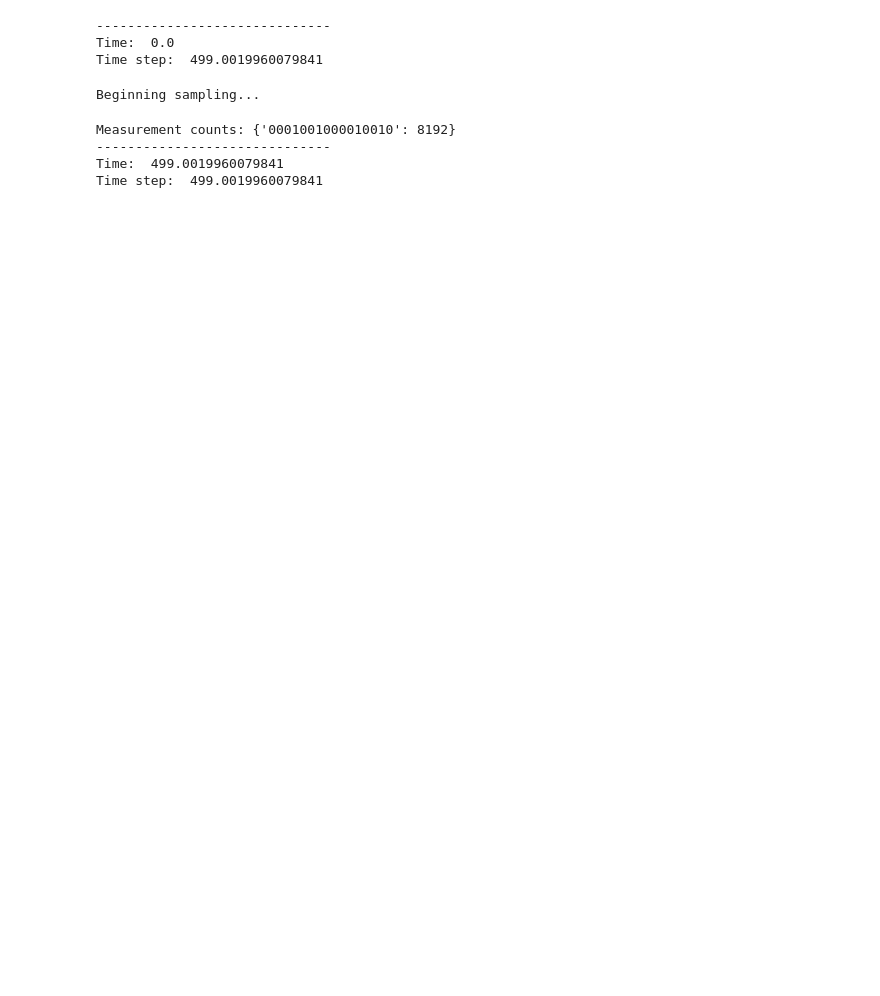
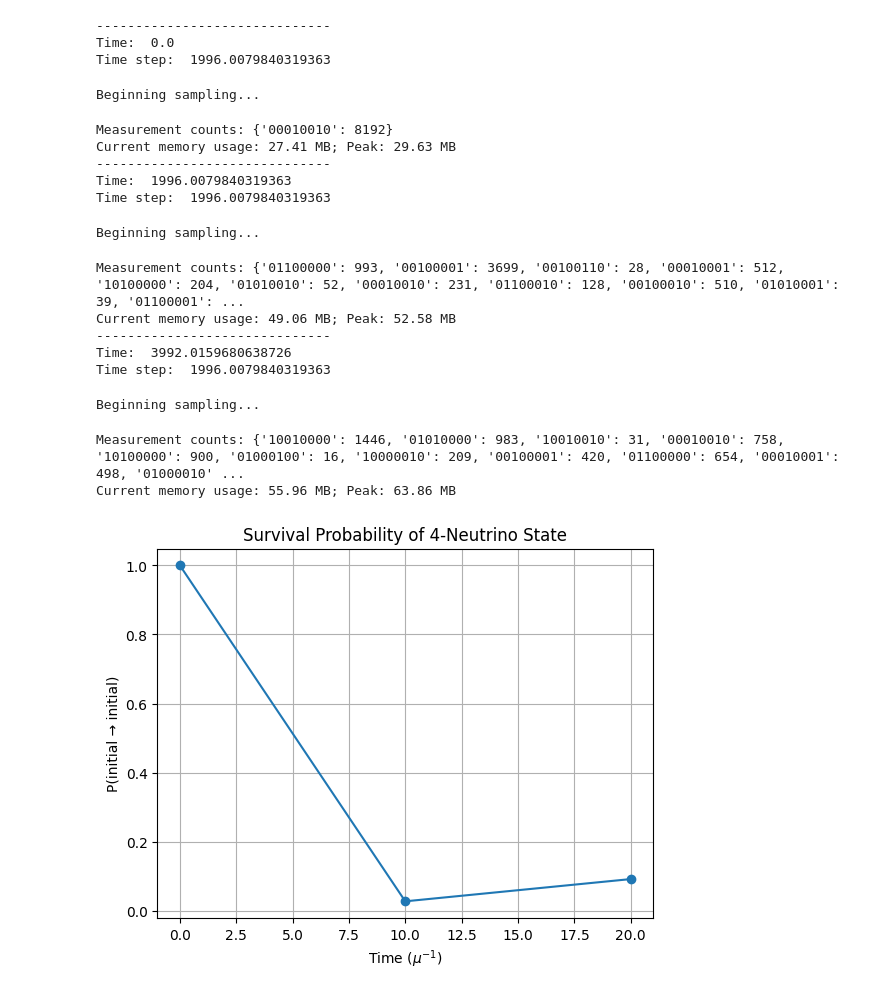
Before and after one commit to Ushakrhmn/Quantum-neutrino-Amol-Basu, a Jupyter notebook: SBN/SNB_3flavour_20-neutrino_2407_tensor.ipynb, the cells around one changed output. Drawn from its saved outputs; the diff is of its cells as text; code cells hidden in the pictures; blank space fills up the shorter version.

```diff
--- a/SBN/SNB_3flavour_20-neutrino_2407_tensor.ipynb
+++ b/SBN/SNB_3flavour_20-neutrino_2407_tensor.ipynb
@@ -18,0 +23,12 @@ import quimb.tensor as qtn
+# %%
+configs = {
+    "max_repeats": 256,
+    "shots": 8192,
+    "slicing_reconf_opts":{"target_size": 1e9},
+    "max_time":'rate:1e9',
+    "methods":"labels"
+}
+with open("config/tensor_config.json", 'w') as f:
+    json.dump(configs, f)
+# %%
+configs = json.load(open("config/tensor_config.json"))
@@ -50,7 +68,7 @@ assert np.allclose(U_PMNS_4x4.conj().T @ U_PMNS_4x4, np.eye(4)), "PMNS matrix is
 dm21 = 7.41e-5
 dm31 = 2.505e-3
 E = 1.0
-N = 32
+N = 4
 
 delta_m21 = dm21
 delta_m31 = dm31
@@ -139,13 +155,13 @@ Error:
 # Time loop setup for N neutrinos
 
 pair_indices = [(i, j) for i in range(N) for j in range(i+1, N)]
-dt = 5 / mu
+dt = 10 / mu
 T_max = 20 / mu
 steps = int(T_max / dt) + 1
 times = np.linspace(0, T_max, steps)
 
 probabilities = []
-shots = 8192
+shots = configs['shots']
 for t in times:
 
     print("------------------------------")
@@ -194,13 +210,17 @@ for t in times:
     tn = tqc.psi
 
     optimizer = ctg.HyperOptimizer(
-        methods = ['random-greedy'],
-        max_repeats = 1024,
+        methods = configs['methods'],
+        max_repeats = configs['max_repeats'],
+        slicing_reconf_opts = configs['slicing_reconf_opts'],
+        max_time = configs['max_time'],
         progbar=True,
         parallel=True,
     )
 
     tn.contract(optimize=optimizer)
+
+    gc.collect()
 
     counts = {}
 
@@ -216,34 +236,54 @@ for t in times:
     # Target initial state pattern based on same logic as initial state
     base_pattern = []
     for i in range(N):
         if i % 4 == 1:
             base_pattern.append('01')  # nu_mu
         elif i % 4 == 3:
             base_pattern.append('10')  # nu_tau
         else:
             base_pattern.append('00')  # nu_e
     # Reverse the *pairs*, not individual bits
     target_state = ''.join((base_pattern))
 
     #print("Target state:", target_state)
 
     prob = counts.get(target_state, 0) / shots
     print("Measurement counts:", counts)
     probabilities.append(prob)
 
+    gc.collect()
+
+    current, peak = tracemalloc.get_traced_memory()
+    print(f"Current memory usage: {current / 1024**2:.2f} MB; Peak: {peak / 1024**2:.2f} MB")
+
+
+
 # Plot
 plt.plot(times * mu, probabilities, marker='o')
 plt.xlabel(r"Time ($\mu^{-1}$)")
 plt.ylabel("P(initial → initial)")
 plt.title("Survival Probability of {0}-Neutrino State".format(N))
 plt.grid(True)
 plt.savefig("survi_prob_{0}_nu.png".format(N))
+
+tracemalloc.stop()
 # %% [output]
 ------------------------------
 Time:  0.0
-Time step:  499.0019960079841
+Time step:  1996.0079840319363
 Beginning sampling...
-Measurement counts: {'0001001000010010': 8192}
+Measurement counts: {'00010010': 8192}
+Current memory usage: 27.41 MB; Peak: 29.63 MB
 ------------------------------
-Time:  499.0019960079841
-Time step:  499.0019960079841
+Time:  1996.0079840319363
+Time step:  1996.0079840319363
+Beginning sampling...
+Measurement counts: {'01100000': 993, '00100001': 3699, '00100110': 28, '00010001': 512, '10100000': 204, '01010010': 52, '00010010': 231, '01100010': 128, '00100010': 510, '01010001': 39, '01100001': ...
+Current memory usage: 49.06 MB; Peak: 52.58 MB
+------------------------------
+Time:  3992.0159680638726
+Time step:  1996.0079840319363
+Beginning sampling...
+Measurement counts: {'10010000': 1446, '01010000': 983, '10010010': 31, '00010010': 758, '10100000': 900, '01000100': 16, '10000010': 209, '00100001': 420, '01100000': 654, '00010001': 498, '01000010' ...
+Current memory usage: 55.96 MB; Peak: 63.86 MB
+[figure, added]
```
Also changed, not shown: parts of 4 cells of this notebook, 1 other file.
